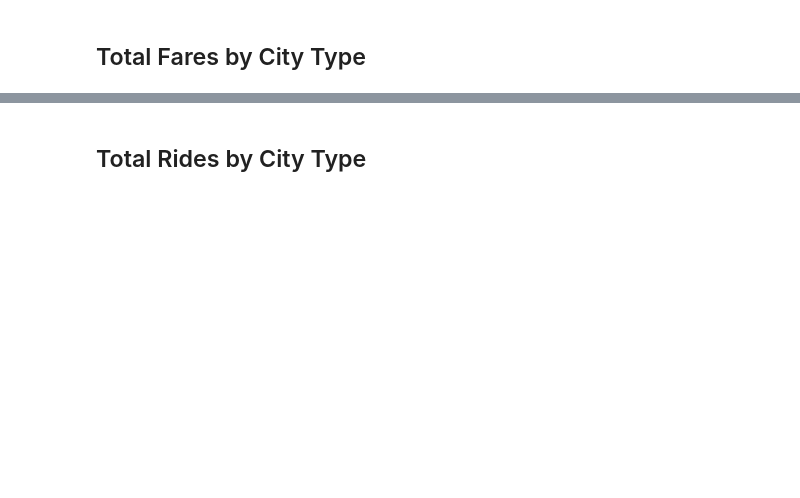
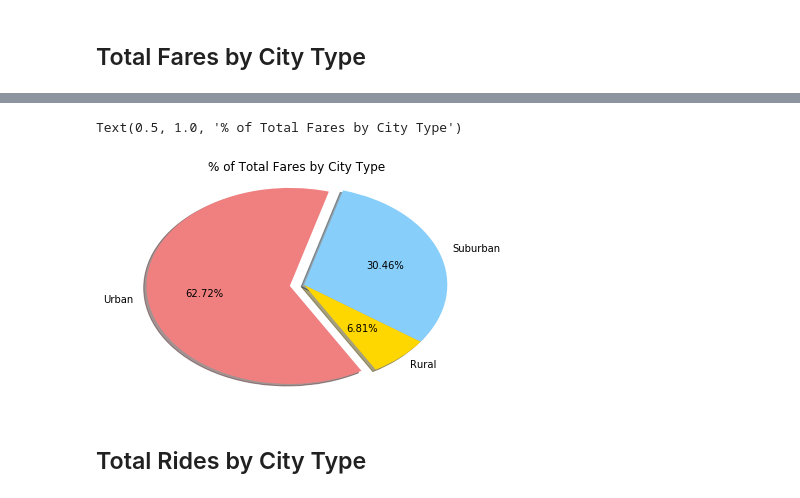
Before and after one commit to msnetta1/Homework-Matplotlib-Pyber, a Jupyter notebook: pyber_starter-Copy2.ipynb, the cells around one changed output, grey strips where cells are left out. Drawn from its saved outputs; the diff is of its cells as text; code cells hidden in the pictures; blank space fills up the shorter version.

```diff
--- a/pyber_starter-Copy2.ipynb
+++ b/pyber_starter-Copy2.ipynb
@@ -27,0 +26,4 @@ rideshare_complete.head()
+# %%
+# Read the Ride Data
+ride_data_df = pd.read_csv(ride_data)
+ride_data_df.head()
@@ -27,0 +37,4 @@ rideshare_complete.head()
+# %%
+# Combine the cty and ride data
+pyber_data = pd.merge(ride_data_df, city_data_df, on="city")
+pyber_data.head()
@@ -62,2 +192,36 @@ plt.show()
+# %%
+
+# Calculate Type Percents
+#Sum of fares by city type.
+
+city_fare_pie = pyber_data.groupby(["type"])["fare"].sum()
+city_fare_pie
+
+# Build Pie Chart
+#Use the City Pie index for wedge labels.
+
+city_fare_pie.index
+
+#Set the colors of each section of the pie chart.
+colors = ["gold", "lightskyblue", "lightcoral"]
+
+#Only explode the third section of the pie chart.
+
+explode = (0,0, 0.1)
+
+#Create the pie chart.
+plt.pie(city_fare_pie, labels = city_fare_pie.index, autopct = "%1.2f%%", colors = colors, explode = explode,
+        shadow = True, startangle = 300)
+
+#Tell Matplotlib that we want a pie chart with equal axes.
+plt.axis("auto")
+
+#Add the legend.
+#plt.legend(loc = "upper right")
+
+plt.title("% of Total Fares by City Type")
+# %% [output]
+Text(0.5, 1.0, '% of Total Fares by City Type')
+[figure, added]
 # %% [markdown]
 ## Total Rides by City Type
```
Also changed, not shown: parts of 20 cells of this notebook.
